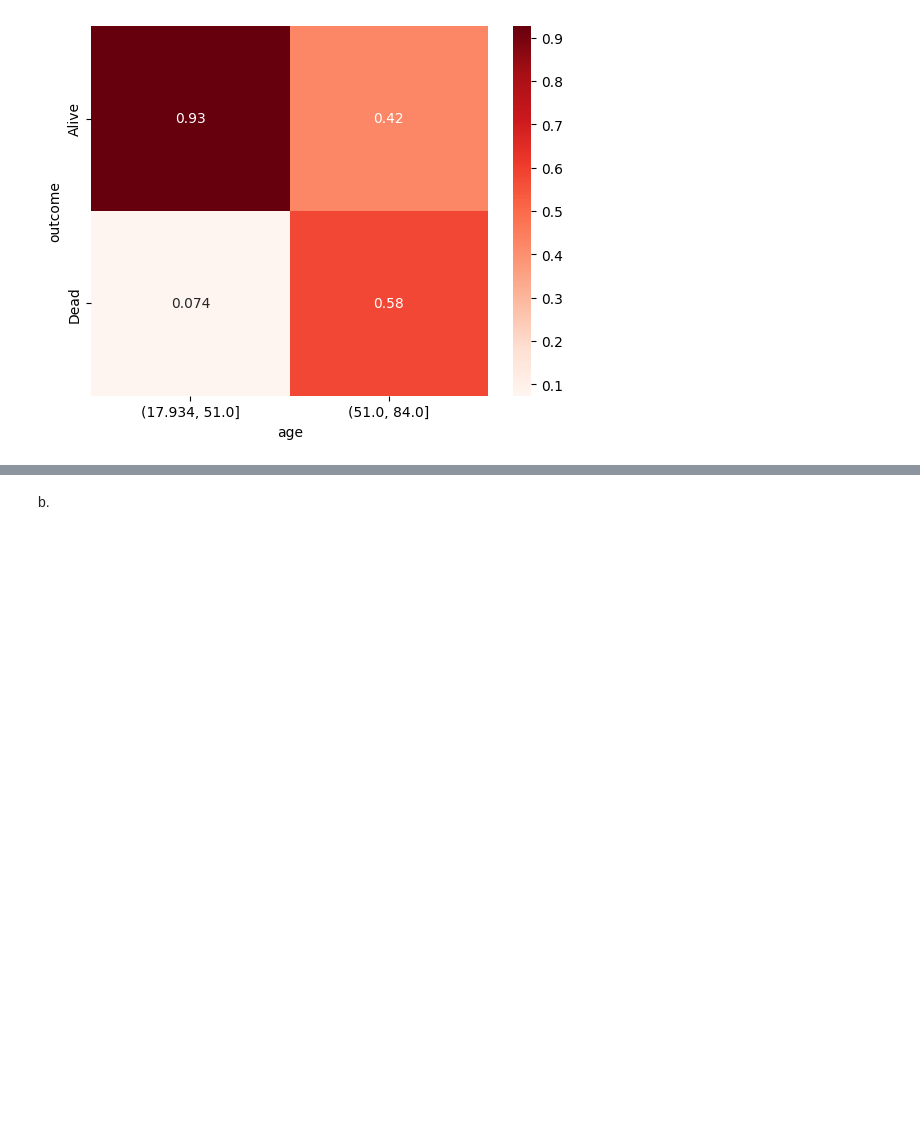
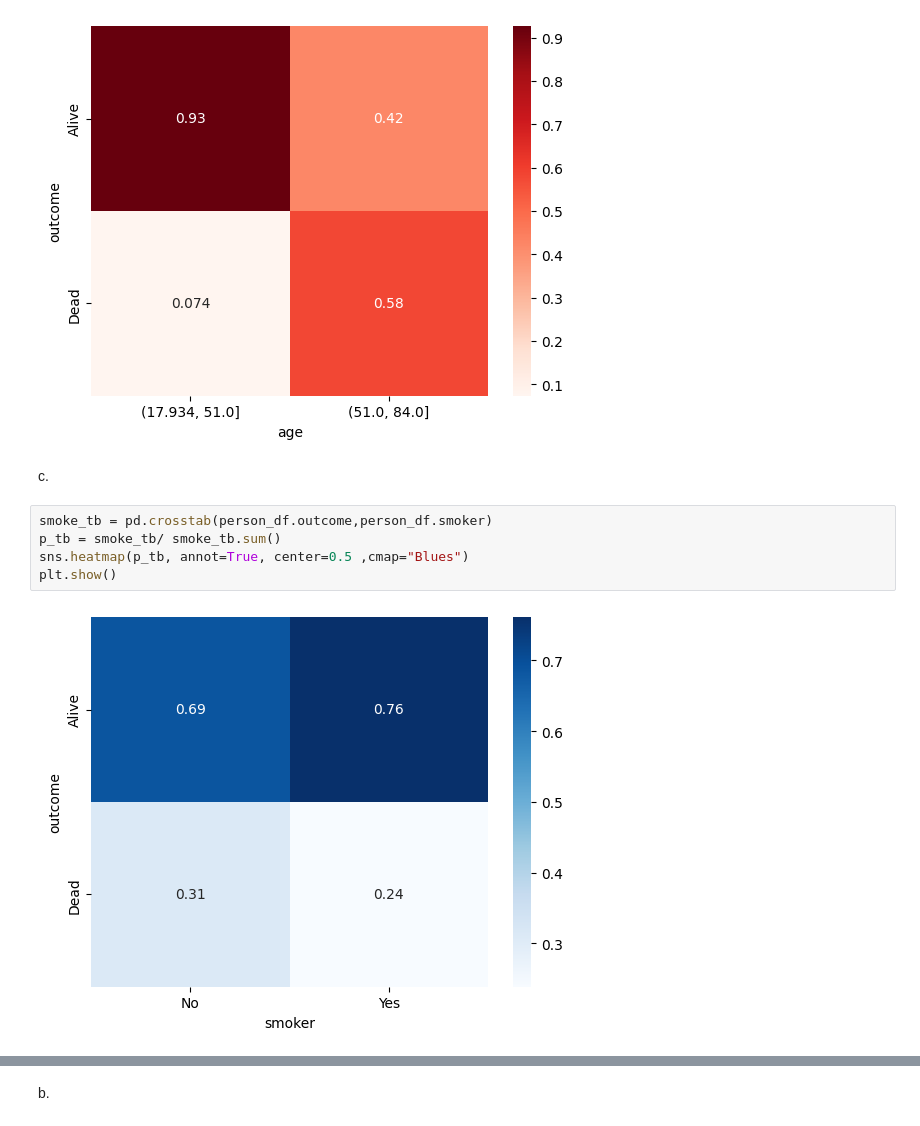
Before and after one commit to ColeDM-2020/Hands-On-Data-INST-447, a Jupyter notebook: Chapter05/Chaper 5 Excercises.ipynb, the cells around one changed output, grey strips where cells are left out. Cells and saved outputs as stored; diff of their text form; blank space fills up the shorter version.

```diff
--- a/Chapter05/Chaper 5 Excercises.ipynb
+++ b/Chapter05/Chaper 5 Excercises.ipynb
@@ -191,3 +202,12 @@ sns.heatmap(prob2, annot=True, center=0.5 ,cmap="Reds")
 plt.show()
 # %% [output]
 [figure]
+# %% [markdown]
+c.
+# %%
+smoke_tb = pd.crosstab(person_df.outcome,person_df.smoker)
+p_tb = smoke_tb/ smoke_tb.sum()
+sns.heatmap(p_tb, annot=True, center=0.5 ,cmap="Blues")
+plt.show()
+# %% [output]
+[figure, added]
```
Also changed, not shown: parts of 26 cells of this notebook.
